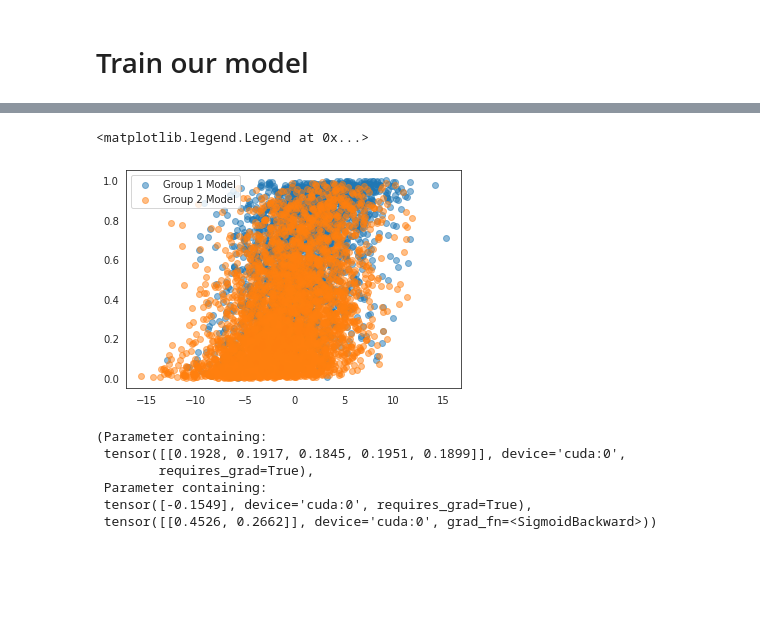
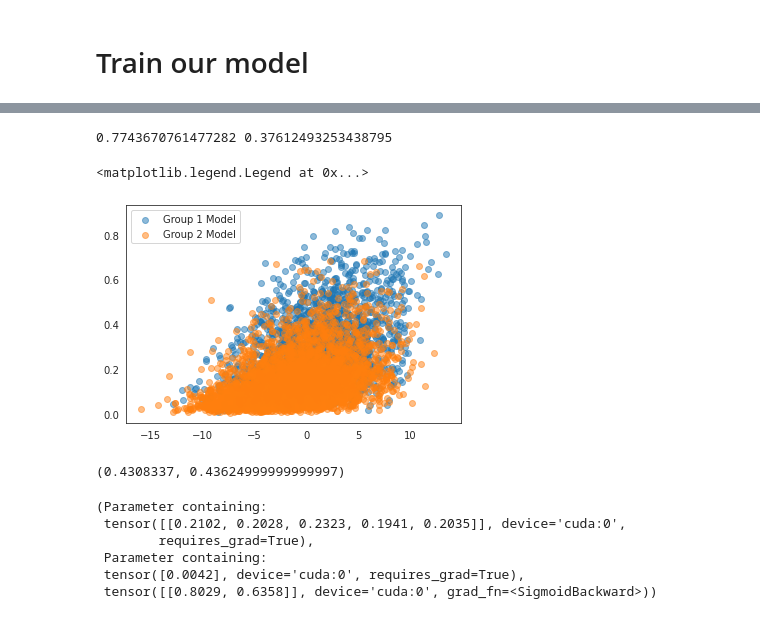
Before and after one commit to epierson9/invisible-conditions, a Jupyter notebook: relative_prevalence_benchmark/Figure 2 - Synthetic Results.ipynb, the cells around one changed output, grey strips where cells are left out. Saved outputs shown, nothing was run; the diff lists cells and outputs as text; code cells hidden in the pictures; blank space fills up the shorter version.

```diff
--- a/relative_prevalence_benchmark/Figure 2 - Synthetic Results.ipynb
+++ b/relative_prevalence_benchmark/Figure 2 - Synthetic Results.ipynb
@@ -337,19 +395,25 @@ group_gap = -2
 scar_assumption = True
 separability_assumption = 'overlap'
 std, n_to_sample, n_attributes = 16, 10000, 5
+n_epochs = 10000
+
 n_to_sample_g1 = n_to_sample
 n_to_sample_g2 = 2*n_to_sample
 
 g1_mean = np.ones(n_attributes)
 g2_mean =  g1_mean + group_gap
 g1_config = {'mean': g1_mean, 'std': std, 'n_samples': n_to_sample_g1,
-             'n_attributes': n_attributes, 'n_groups': n_groups, 'group_feat': 1}
+             'n_attributes': n_attributes, 'n_groups': n_groups, 'group_feat': 1, 'n_epochs':n_epochs,
+                 'group1_idx': 0}
+g1_config['lamda'] = 0
 g2_config = {'mean': g2_mean, 'std': std, 'n_samples': n_to_sample_g2,
-             'n_attributes': n_attributes, 'n_groups': n_groups, 'group_feat': 2}
+             'n_attributes': n_attributes, 'n_groups': n_groups, 'group_feat': 2,
+             'group1_idx': 0}
 
 expmt_config = {'scar_assumption': scar_assumption,
                 'separability_assumption': separability_assumption,
-                'labeling_frequency_g1': c1, 'labeling_frequency_g2': c2}
+                'labeling_frequency_g1': c1, 'labeling_frequency_g2': c2,
+                 'group1_idx': 0}
 # %%
 x1 = generate_g(g1_config)
 x2 = generate_g(g2_config)
@@ -360,8 +424,8 @@ if expmt_config['separability_assumption'] == 'separable':
     x1, y1 = create_gap_nd(x1, y1, g1_config)
     x2, y2 = create_gap_nd(x2, y2, g2_config)
 elif expmt_config['separability_assumption'] == 'overlap':
-    y1, p_y1 = generate_y(x1, g1_config, inseparable_decision_rule_nd, beta=1)
-    y2, p_y2 = generate_y(x2, g2_config, inseparable_decision_rule_nd, beta=1)
+    y1 = generate_y(x1, g1_config, inseparable_decision_rule_nd, beta=1)
+    y2 = generate_y(x2, g2_config, inseparable_decision_rule_nd, beta=1)
 elif expmt_config['separability_assumption'] == 'overlaid':
     beta = 1
     y1 = generate_y(x1, g1_config, inseparable_decision_rule_nd, beta=.75, scale=.75)
@@ -393,7 +457,7 @@ s_train = np.concatenate([s1_train, s2_train])
 
 x_test = np.concatenate([x1_test, x2_test])
 y_test = np.concatenate([y1_test, y2_test])
-s_test = np.concatenate([s2_test, s2_test])
+s_test = np.concatenate([s1_test, s2_test])
 
 scale_factor = np.max(np.abs(x_train))
 x_train_norm = x_train/scale_factor
@@ -528,10 +747,12 @@ Rel Error: 1.0231081391599894
 # Train our model
 # %%
 # Set regularization parameter
-n_epochs = 10000
-g1_config['lamda'] = 0
-f_model, losses = train_relative_estimator(x_train, s_train, g1_config, n_epochs=n_epochs)
-pred_rel_prior, pred_g1_prior, pred_g2_prior = eval_relative_prior(x_test, f_model)
+g1_config['estimator_type'] = 'logreg'
+g1_config['optimizer'] = 'Adam'
+g1_config['group_weights'] = (1, 1)
+g1_config['n_epochs'] = 1000
+f_model, losses, info = train_relative_estimator(x_train, s_train, x_test, s_test, g1_config, save_model=True)
+# pred_rel_prior, pred_g1_prior, pred_g2_prior = eval_relative_prior(x_test, f_model)
 plt.plot(losses)
 plt.xlabel("Epochs")
 plt.ylabel("CE Loss")
@@ -541,23 +761,31 @@ Text(0, 0.5, 'CE Loss')
+# %%
+print(info['auc'], info['auprc'])
+# %% [output]
+0.7743670761477282 0.37612493253438795
 # %%
 # Visual check to see if the same decision rule is learned for both group 1 & group 2
-y1_test_pred = f_model.estimate_p_y(torch.Tensor(x_test[g1_test_idxs]).cuda()).detach().cpu().numpy().squeeze()
-y2_test_pred = f_model.estimate_p_y(torch.Tensor(x_test[g2_test_idxs]).cuda()).detach().cpu().numpy().squeeze()
+y1_test_pred = f_model.estimate_p_y(torch.Tensor(x_test[g1_test_idxs,2:]).cuda()).detach().cpu().numpy().squeeze()
+y2_test_pred = f_model.estimate_p_y(torch.Tensor(x_test[g2_test_idxs,2:]).cuda()).detach().cpu().numpy().squeeze()
 plt.scatter(x_test[g1_test_idxs,2], y1_test_pred,  alpha=.5, label='Group 1 Model')
 plt.scatter(x_test[g2_test_idxs,2], y2_test_pred, alpha=.5, label='Group 2 Model')
 plt.legend()
 # %% [output]
 <matplotlib.legend.Legend at 0x...>
-[figure, old version]
+[figure, new version]
+# %%
+np.mean(y1_test_pred) + np.mean(y2_test_pred), np.mean(s1_train) + np.mean(s2_train)
+# %% [output]
+(0.4308337, 0.43624999999999997)
 # %%
 # Looking at weights - based on generative model, weights are equal to one another in the true solution
 f_model.p_y_coeffs.weight, f_model.p_y_coeffs.bias, f_model.get_c_g()
 # %% [output]
 (Parameter containing:
- tensor([[0.1928, 0.1917, 0.1845, 0.1951, 0.1899]], device='cuda:0',
+ tensor([[0.2102, 0.2028, 0.2323, 0.1941, 0.2035]], device='cuda:0',
         requires_grad=True),
  Parameter containing:
- tensor([-0.1549], device='cuda:0', requires_grad=True),
- tensor([[0.4526, 0.2662]], device='cuda:0', grad_fn=<SigmoidBackward>))
+ tensor([0.0042], device='cuda:0', requires_grad=True),
+ tensor([[0.8029, 0.6358]], device='cuda:0', grad_fn=<SigmoidBackward>))
 # %%
 # Plot p(s|x)
 s1_test_pred = f_model(torch.Tensor(x_test[g1_test_idxs]).cuda()).detach().cpu().numpy().squeeze()
```
Also changed, not shown: parts of 30 cells of this notebook, 57 other files.
